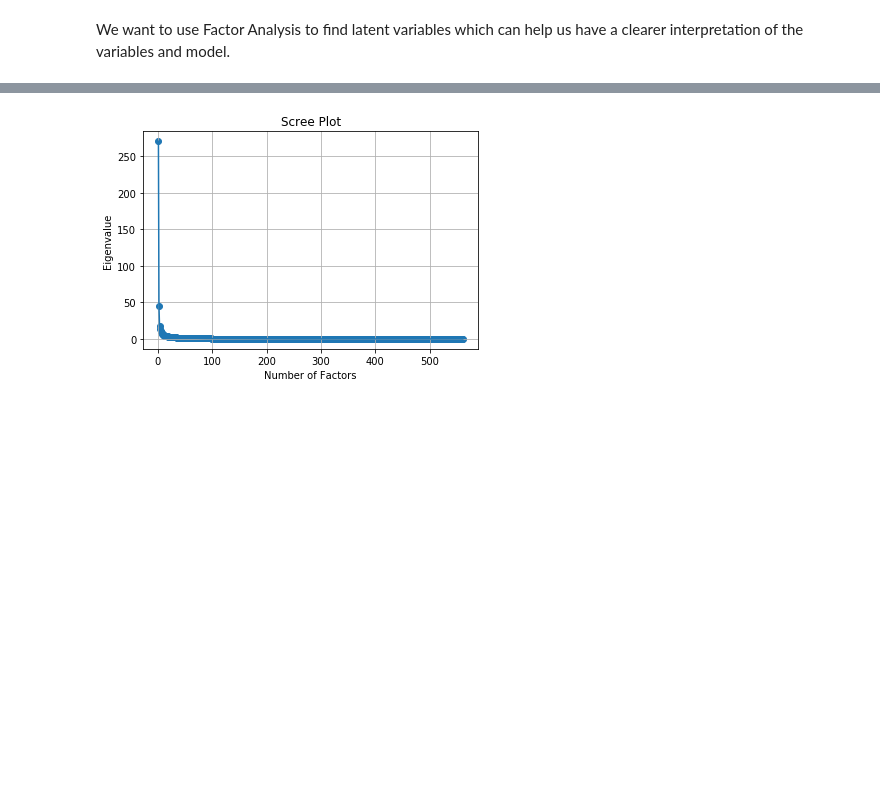
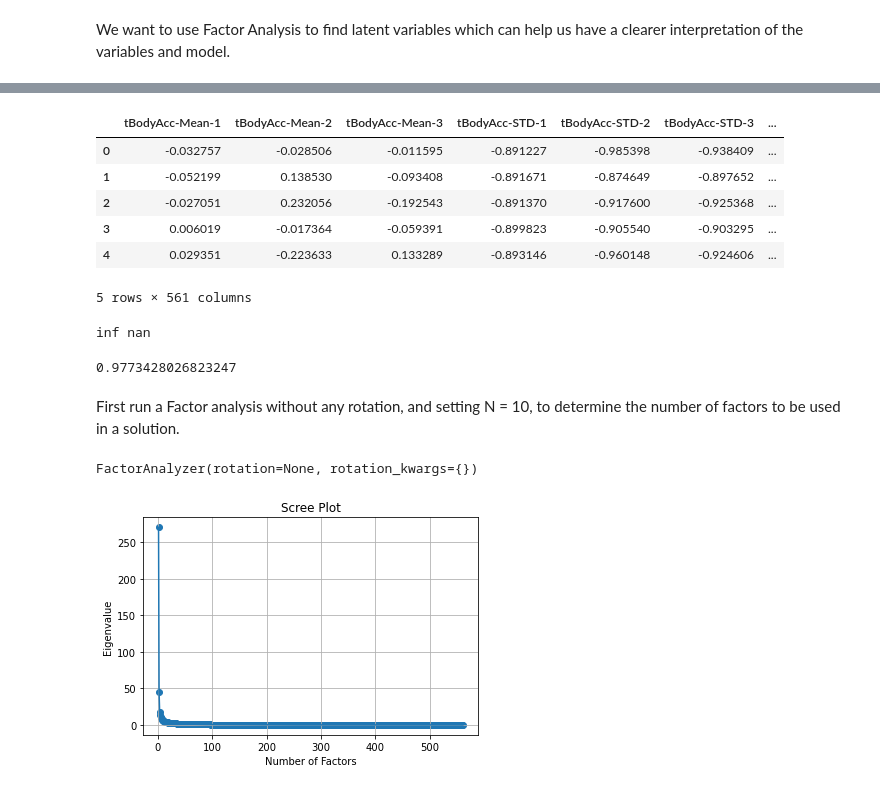
Before and after one commit to zunedz/CS3244-Project, a Jupyter notebook: Project.ipynb, the cells around one changed output, grey strips where cells are left out. Drawn from its saved outputs; the diff is of its cells as text; code cells hidden in the pictures; blank space fills up the shorter version.

```diff
--- a/Project.ipynb
+++ b/Project.ipynb
@@ -337 +293,31 @@ FactorAnalyzer(bounds=(0.005, 1), impute='median', is_corr_matrix=False,
+# %%
+scaled_fa.head()
+# %% [output]
+|  | tBodyAcc-Mean-1 | tBodyAcc-Mean-2 | tBodyAcc-Mean-3 | tBodyAcc-STD-1 | tBodyAcc-STD-2 | tBodyAcc-STD-3 | ... |
+| 0 | -0.032757 | -0.028506 | -0.011595 | -0.891227 | -0.985398 | -0.938409 | ... |
+| 1 | -0.052199 | 0.138530 | -0.093408 | -0.891671 | -0.874649 | -0.897652 | ... |
+| 2 | -0.027051 | 0.232056 | -0.192543 | -0.891370 | -0.917600 | -0.925368 | ... |
+| 3 | 0.006019 | -0.017364 | -0.059391 | -0.899823 | -0.905540 | -0.903295 | ... |
+| 4 | 0.029351 | -0.223633 | 0.133289 | -0.893146 | -0.960148 | -0.924606 | ... |
+5 rows × 561 columns
+# %%
+# Check Adequacy using Bartlett, and the p-value should be 0
+chi_square_value,p_value=calculate_bartlett_sphericity(scaled_fa)
+print(chi_square_value, p_value) # = 0
+# %% [output]
+inf nan
+# %%
+#A KMO value under 0.6 means that the data is inappropirate for FA
+kmo_all,kmo_model=calculate_kmo(scaled_fa)
+print(kmo_model) # = 0.977 > 0.6
+# %% [output]
+0.9773428026823247
+# %% [markdown]
+First run a Factor analysis without any rotation, and setting N = 10, to determine the number of factors to be used in a solution.
+# %%
+# Initial Factor Analysis to determine nbumber of factors
+fa = FactorAnalyzer(10, rotation=None)
+fa.fit(scaled_fa)
+# %% [output]
+FactorAnalyzer(rotation=None, rotation_kwargs={})
 # %%
```
Also changed, not shown: parts of 34 cells of this notebook.
